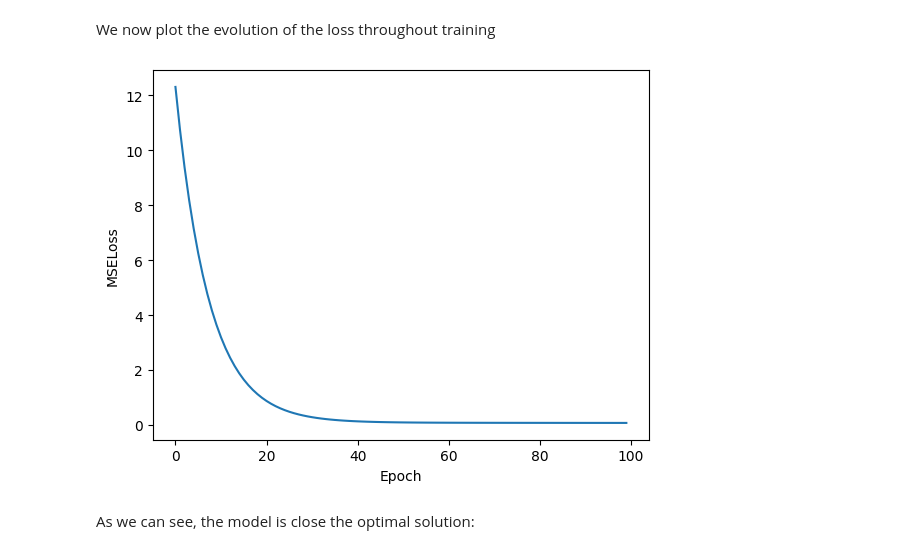
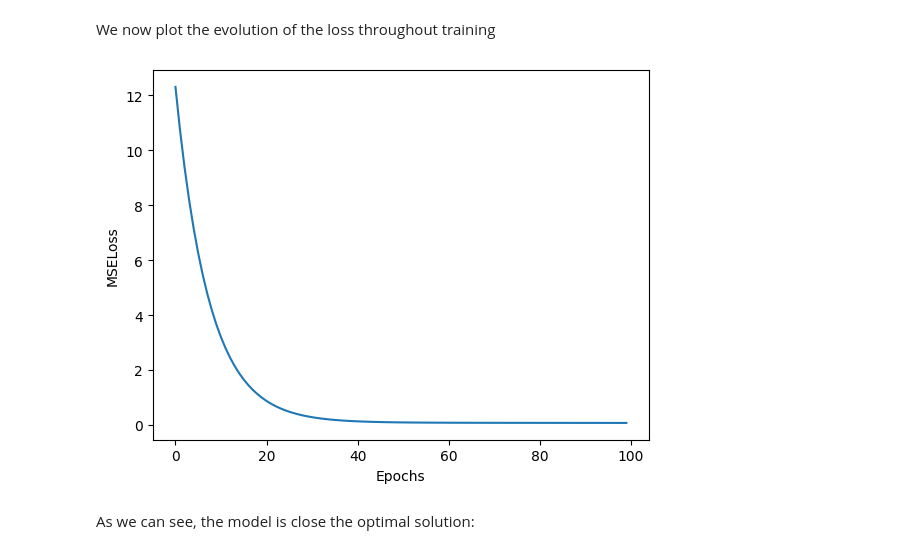
Before and after one commit to FedericoMilanesio/Unito-NeuralNetworks, a Jupyter notebook: notebooks/Lesson1.ipynb, the cells around one changed output. Cells and saved outputs as stored; diff of their text form; code cells hidden in the pictures.

```diff
--- a/notebooks/Lesson1.ipynb
+++ b/notebooks/Lesson1.ipynb
@@ -227,12 +227,12 @@ We now plot the evolution of the loss throughout training
 # %%
 plt.plot(losses)
 
-plt.xlabel("Epoch")
+plt.xlabel("Epochs")
 plt.ylabel("MSELoss")
 
 plt.show()
 # %% [output]
-[figure, old version]
+[figure, new version]
 # %% [markdown]
 As we can see, the model is close the optimal solution:
 # %%
```
Also changed, not shown: parts of 5 cells of this notebook.
